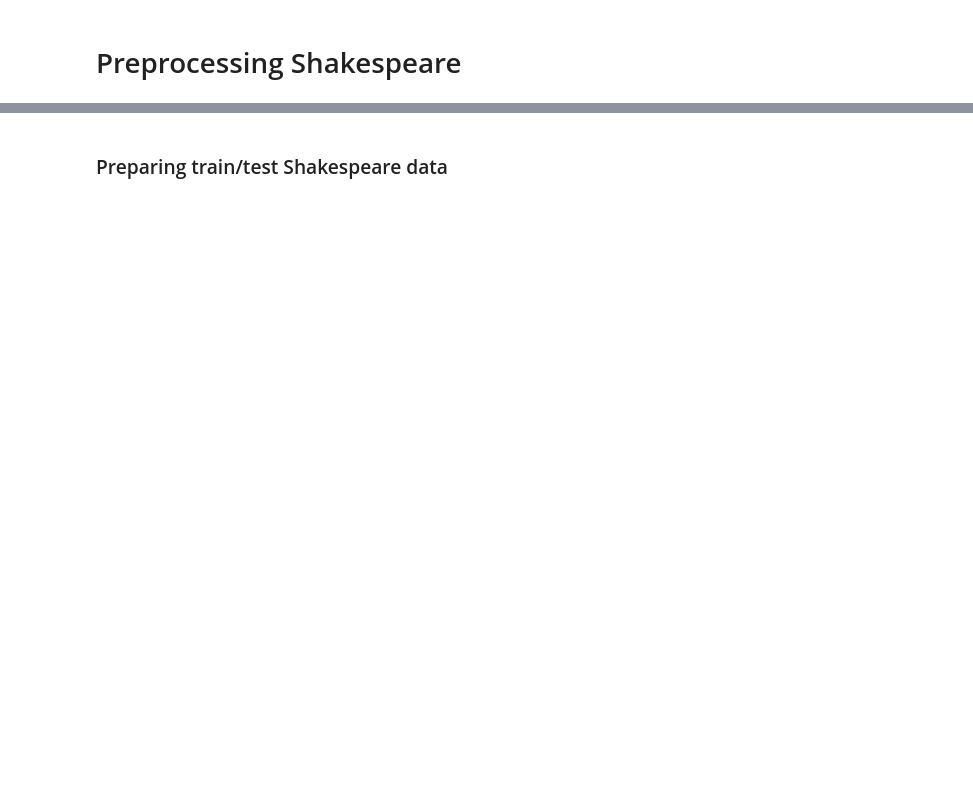
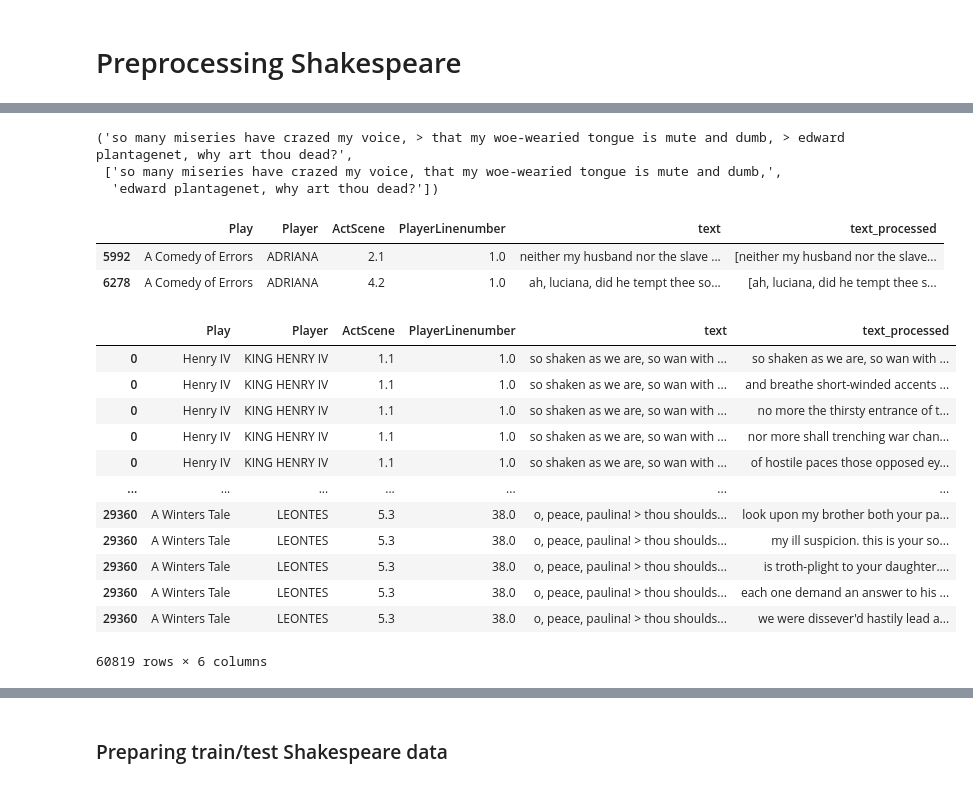
Before and after one commit to xianyingkong/diffusion-text-generation, a Jupyter notebook: data-playground.ipynb, the cells around one changed output, grey strips where cells are left out. Saved outputs shown, nothing was run; the diff lists cells and outputs as text; code cells hidden in the pictures; blank space fills up the shorter version.

```diff
--- a/data-playground.ipynb
+++ b/data-playground.ipynb
@@ -164,0 +211,2 @@ shakespeare_data.data.head()
+# %%
+data_per_convo = shakespeare_data.data.groupby(['Play', 'Player', 'ActScene', 'PlayerLinenumber'],sort=False)['text'].agg(lambda x: ' > '.join(x)).reset_index()
@@ -164,0 +222,2 @@ shakespeare_data.data.head()
+# %%
+data_per_convo['text_processed']=data_per_convo['text'].apply(split_long_lines)
@@ -164,0 +244,2 @@ shakespeare_data.data.head()
+# %%
+data_per_convo['text_processed']=data_per_convo['text_processed'].apply(remove_separator)
@@ -165 +266,31 @@ shakespeare_data.data.head()
+# %%
+data_per_convo['text'].iloc[21712], data_per_convo['text_processed'].iloc[21712]
+# %% [output]
+('so many miseries have crazed my voice, > that my woe-wearied tongue is mute and dumb, > edward plantagenet, why art thou dead?',
+ ['so many miseries have crazed my voice, that my woe-wearied tongue is mute and dumb,',
+  'edward plantagenet, why art thou dead?'])
+# %%
+data_per_convo[(data_per_convo['Play'] == 'A Comedy of Errors') & (data_per_convo['Player'] == 'ADRIANA') & (data_per_convo['PlayerLinenumber'] == 1.0)].head()
+# %% [output]
+|  | Play | Player | ActScene | PlayerLinenumber | text | text_processed |
+| 5992 | A Comedy of Errors | ADRIANA | 2.1 | 1.0 | neither my husband nor the slave ... | [neither my husband nor the slave... |
+| 6278 | A Comedy of Errors | ADRIANA | 4.2 | 1.0 | ah, luciana, did he tempt thee so... | [ah, luciana, did he tempt thee s... |
+# %%
+data_per_convo = data_per_convo.explode('text_processed')
+# %%
+data_per_convo
+# %% [output]
+|  | Play | Player | ActScene | PlayerLinenumber | text | text_processed |
+| 0 | Henry IV | KING HENRY IV | 1.1 | 1.0 | so shaken as we are, so wan with ... | so shaken as we are, so wan with ... |
+| 0 | Henry IV | KING HENRY IV | 1.1 | 1.0 | so shaken as we are, so wan with ... | and breathe short-winded accents ... |
+| 0 | Henry IV | KING HENRY IV | 1.1 | 1.0 | so shaken as we are, so wan with ... | no more the thirsty entrance of t... |
+| 0 | Henry IV | KING HENRY IV | 1.1 | 1.0 | so shaken as we are, so wan with ... | nor more shall trenching war chan... |
+| 0 | Henry IV | KING HENRY IV | 1.1 | 1.0 | so shaken as we are, so wan with ... | of hostile paces those opposed ey... |
+| ... | ... | ... | ... | ... | ... | ... |
+| 29360 | A Winters Tale | LEONTES | 5.3 | 38.0 | o, peace, paulina! > thou shoulds... | look upon my brother both your pa... |
+| 29360 | A Winters Tale | LEONTES | 5.3 | 38.0 | o, peace, paulina! > thou shoulds... | my ill suspicion. this is your so... |
+| 29360 | A Winters Tale | LEONTES | 5.3 | 38.0 | o, peace, paulina! > thou shoulds... | is troth-plight to your daughter.... |
+| 29360 | A Winters Tale | LEONTES | 5.3 | 38.0 | o, peace, paulina! > thou shoulds... | each one demand an answer to his ... |
+| 29360 | A Winters Tale | LEONTES | 5.3 | 38.0 | o, peace, paulina! > thou shoulds... | we were dissever'd hastily lead a... |
+60819 rows × 6 columns
 # %%
```
Also changed, not shown: parts of 46 cells of this notebook, 11 other files.
